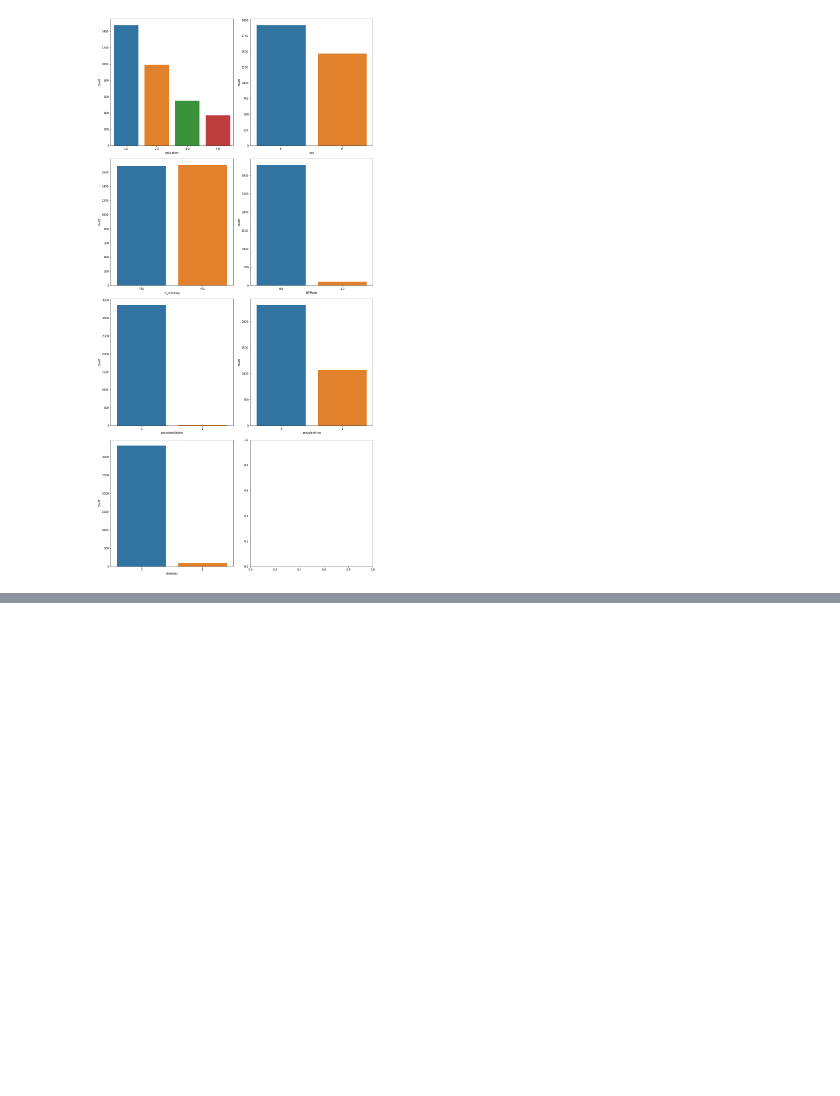
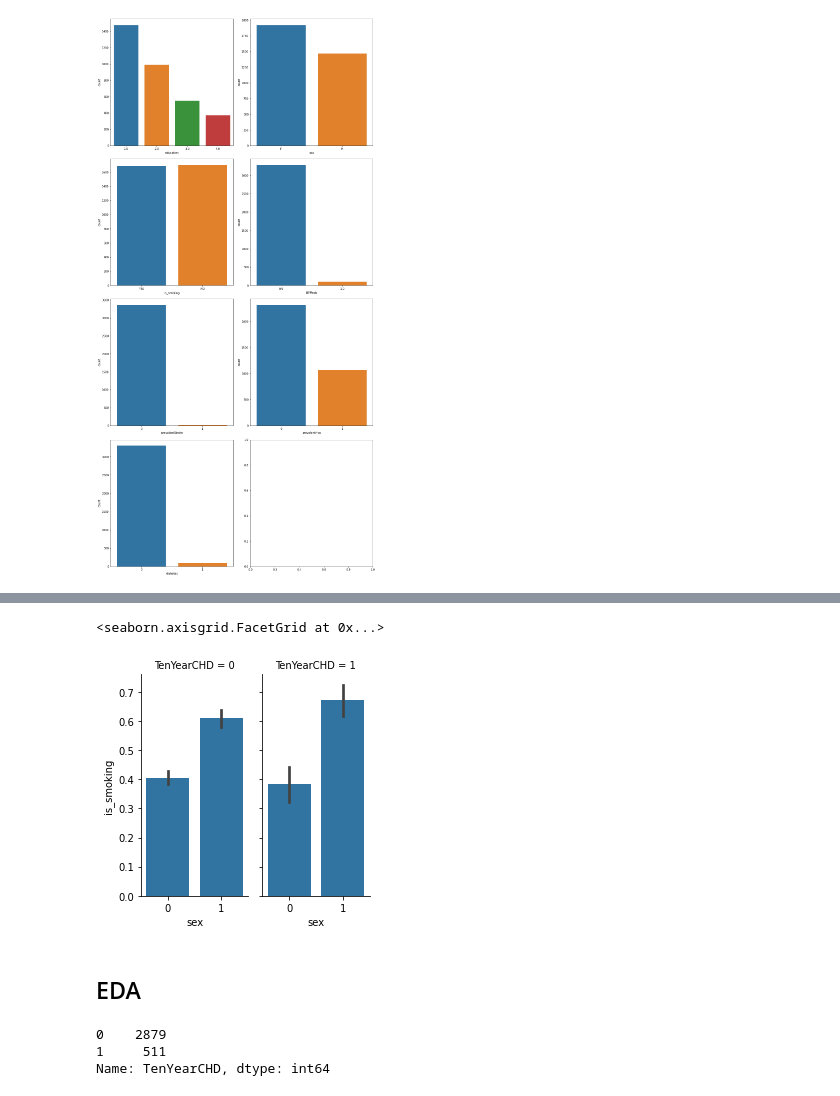
Before and after one commit to KirteshVerma/Cardiovascular_Risk_Prediction, a Jupyter notebook: kirtesh_Cardio_Risk_Prediction.ipynb, the cells around one changed output, grey strips where cells are left out. Drawn from its saved outputs; the diff is of its cells as text; code cells hidden in the pictures; blank space fills up the shorter version.

```diff
--- a/kirtesh_Cardio_Risk_Prediction.ipynb
+++ b/kirtesh_Cardio_Risk_Prediction.ipynb
@@ -172,0 +217,5 @@ for i, var in enumerate(categorical_columns):
+# %%
+# One Hot Encoding to the variables- SEX and IS_SMOKING:
+# binary encoding
+df['sex']= df['sex'].apply(lambda x: 1 if x=='M' else 0)
+df['is_smoking']= df['is_smoking'].apply(lambda x: 1 if x=='YES' else 0)
@@ -172,0 +242,15 @@ for i, var in enumerate(categorical_columns):
+# %%
+g = sns.FacetGrid(df, col="TenYearCHD", height=4, aspect=.5)
+g.map(sns.barplot, "sex", "is_smoking", order=[0, 1])
+# %% [output]
+<seaborn.axisgrid.FacetGrid at 0x...>
+[figure, added]
+# %% [markdown]
+## EDA
+# %%
+#lets look at the target variable
+df['TenYearCHD'].value_counts()
+# %% [output]
+0    2879
+1     511
+Name: TenYearCHD, dtype: int64
```
Also changed, not shown: parts of 13 cells of this notebook.
